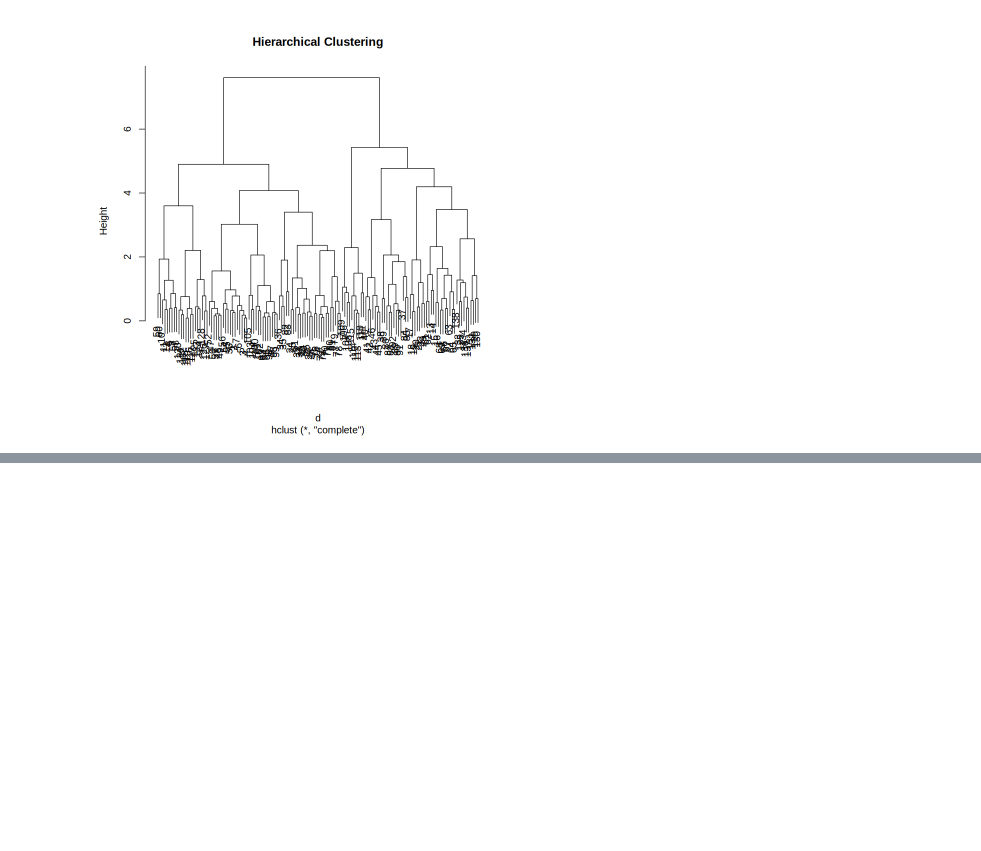
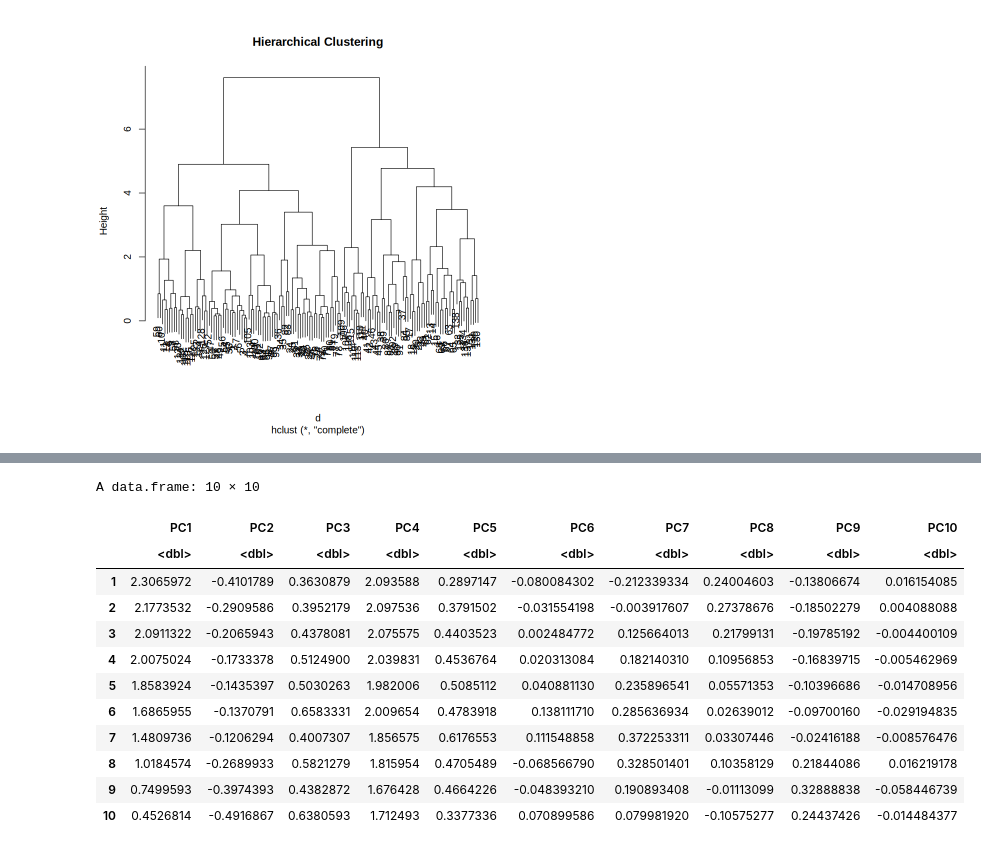
Before and after one commit to RosalynYeldo/Rosalyn-P-Yeldo, a Jupyter notebook: Untitled3.ipynb, the cells around one changed output, grey strips where cells are left out. Cells and saved outputs as stored; diff of their text form; code cells hidden in the pictures; blank space fills up the shorter version.

```diff
--- a/Untitled3.ipynb
+++ b/Untitled3.ipynb
@@ -822,0 +890,18 @@ cluster
+# %%
+# 7. Extract the PCA scores into a data frame named pca_scores and display the first ten rows
+pca_scores <- as.data.frame(pca_result$x)
+head(pca_scores, 10)
+# %% [output]
+A data.frame: 10 × 10
+|  | PC1 | PC2 | PC3 | PC4 | PC5 | PC6 | PC7 | PC8 | PC9 | PC10 |
+|  | <dbl> | <dbl> | <dbl> | <dbl> | <dbl> | <dbl> | <dbl> | <dbl> | <dbl> | <dbl> |
+| 1 | 2.3065972 | -0.4101789 | 0.3630879 | 2.093588 | 0.2897147 | -0.080084302 | -0.212339334 | 0.24004603 | -0.13806674 | 0.016154085 |
+| 2 | 2.1773532 | -0.2909586 | 0.3952179 | 2.097536 | 0.3791502 | -0.031554198 | -0.003917607 | 0.27378676 | -0.18502279 | 0.004088088 |
+| 3 | 2.0911322 | -0.2065943 | 0.4378081 | 2.075575 | 0.4403523 | 0.002484772 | 0.125664013 | 0.21799131 | -0.19785192 | -0.004400109 |
+| 4 | 2.0075024 | -0.1733378 | 0.5124900 | 2.039831 | 0.4536764 | 0.020313084 | 0.182140310 | 0.10956853 | -0.16839715 | -0.005462969 |
+| 5 | 1.8583924 | -0.1435397 | 0.5030263 | 1.982006 | 0.5085112 | 0.040881130 | 0.235896541 | 0.05571353 | -0.10396686 | -0.014708956 |
+| 6 | 1.6865955 | -0.1370791 | 0.6583331 | 2.009654 | 0.4783918 | 0.138111710 | 0.285636934 | 0.02639012 | -0.09700160 | -0.029194835 |
+| 7 | 1.4809736 | -0.1206294 | 0.4007307 | 1.856575 | 0.6176553 | 0.111548858 | 0.372253311 | 0.03307446 | -0.02416188 | -0.008576476 |
+| 8 | 1.0184574 | -0.2689933 | 0.5821279 | 1.815954 | 0.4705489 | -0.068566790 | 0.328501401 | 0.10358129 | 0.21844086 | 0.016219178 |
+| 9 | 0.7499593 | -0.3974393 | 0.4382872 | 1.676428 | 0.4664226 | -0.048393210 | 0.190893408 | -0.01113099 | 0.32888838 | -0.058446739 |
+| 10 | 0.4526814 | -0.4916867 | 0.6380593 | 1.712493 | 0.3377336 | 0.070899586 | 0.079981920 | -0.10575277 | 0.24437426 | -0.014484377 |
```
Also changed, not shown: parts of 8 cells of this notebook.
